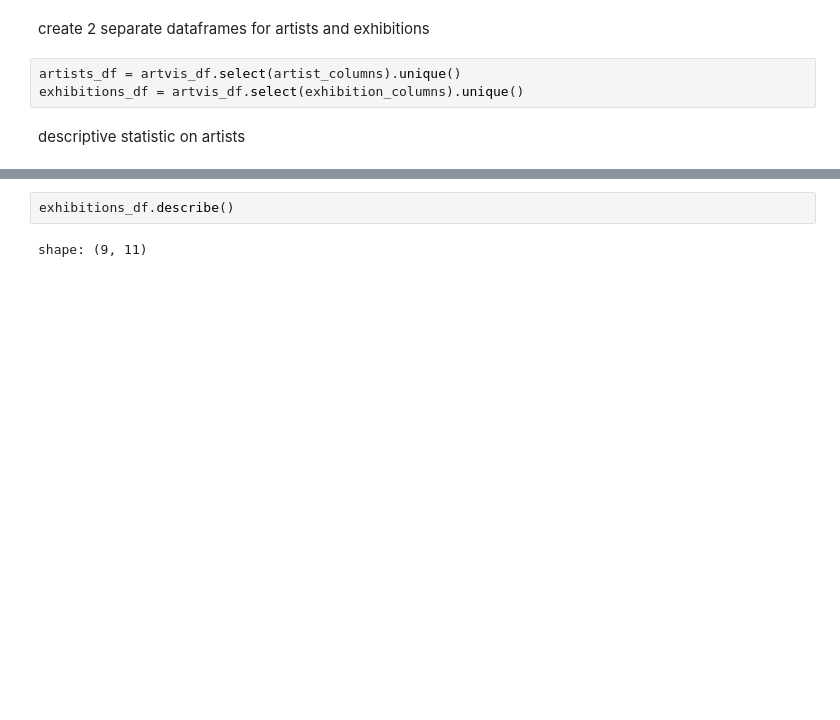
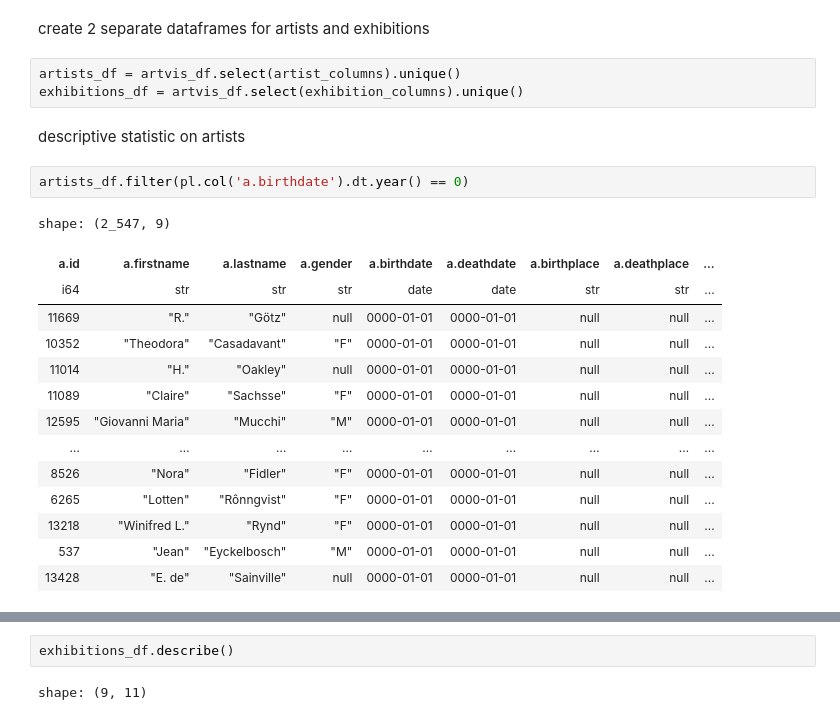
Before and after one commit to rolandramp/infoVis24G4, a Jupyter notebook: InfoVis24G4Ex1/Analysis.ipynb, the cells around one changed output, grey strips where cells are left out. Drawn from its saved outputs; the diff is of its cells as text; blank space fills up the shorter version.

```diff
--- a/InfoVis24G4Ex1/Analysis.ipynb
+++ b/InfoVis24G4Ex1/Analysis.ipynb
@@ -50,3 +102,20 @@ artists_df = artvis_df.select(artist_columns).unique()
 exhibitions_df = artvis_df.select(exhibition_columns).unique()
 # %% [markdown]
 descriptive statistic on artists
+# %%
+artists_df.filter(pl.col('a.birthdate').dt.year() == 0)
+# %% [output]
+shape: (2_547, 9)
+| a.id | a.firstname | a.lastname | a.gender | a.birthdate | a.deathdate | a.birthplace | a.deathplace | ... |
+| i64 | str | str | str | date | date | str | str | ... |
+| 11669 | "R." | "Götz" | null | 0000-01-01 | 0000-01-01 | null | null | ... |
+| 10352 | "Theodora" | "Casadavant" | "F" | 0000-01-01 | 0000-01-01 | null | null | ... |
+| 11014 | "H." | "Oakley" | null | 0000-01-01 | 0000-01-01 | null | null | ... |
+| 11089 | "Claire" | "Sachsse" | "F" | 0000-01-01 | 0000-01-01 | null | null | ... |
+| 12595 | "Giovanni Maria" | "Mucchi" | "M" | 0000-01-01 | 0000-01-01 | null | null | ... |
+| … | … | … | … | … | … | … | … | ... |
+| 8526 | "Nora" | "Fidler" | "F" | 0000-01-01 | 0000-01-01 | null | null | ... |
+| 6265 | "Lotten" | "Rônngvist" | "F" | 0000-01-01 | 0000-01-01 | null | null | ... |
+| 13218 | "Winifred L." | "Rynd" | "F" | 0000-01-01 | 0000-01-01 | null | null | ... |
+| 537 | "Jean" | "Eyckelbosch" | "M" | 0000-01-01 | 0000-01-01 | null | null | ... |
+| 13428 | "E. de" | "Sainville" | null | 0000-01-01 | 0000-01-01 | null | null | ... |
```
Also changed, not shown: parts of 9 cells of this notebook.
